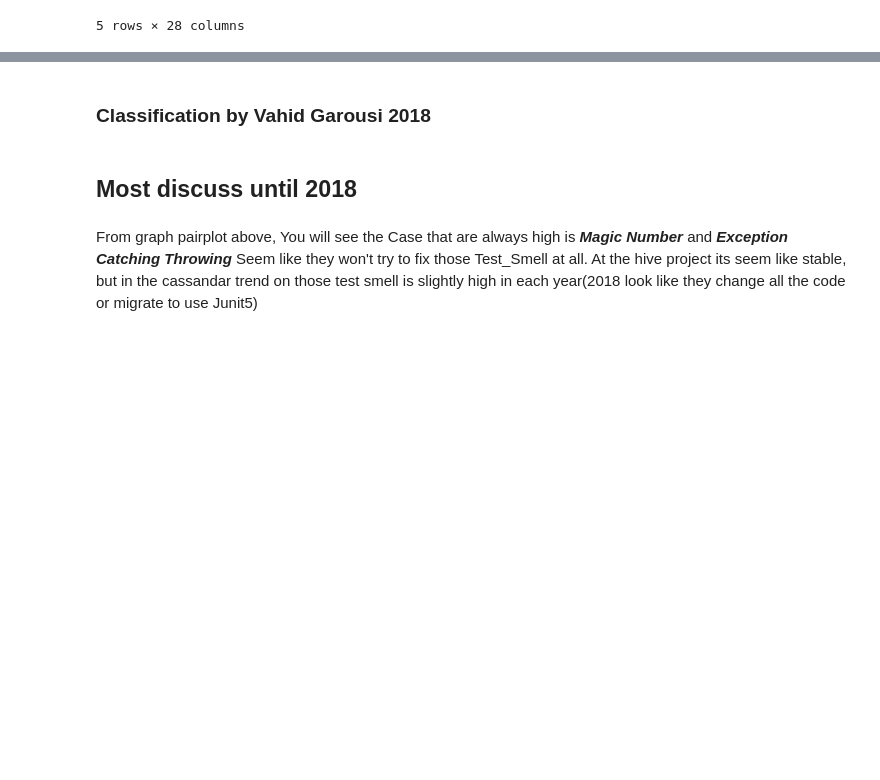
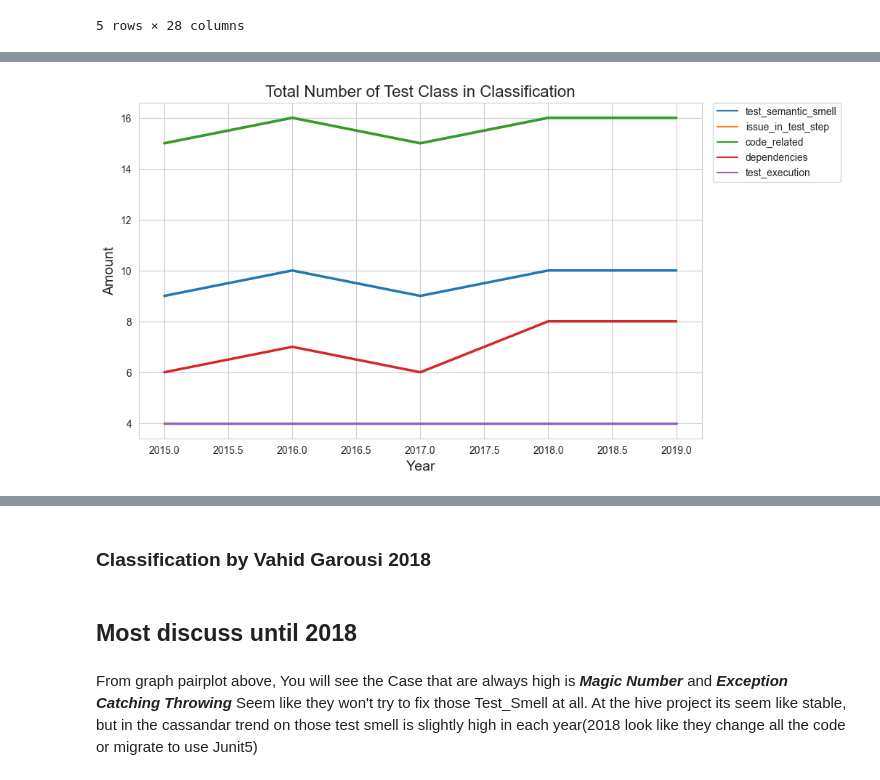
Before and after one commit to JiramedWi/github_api_extractor, a Jupyter notebook: seaborn_tutorial/graph_hive.ipynb, the cells around one changed output, grey strips where cells are left out. Drawn from its saved outputs; the diff is of its cells as text; code cells hidden in the pictures; blank space fills up the shorter version.

```diff
--- a/seaborn_tutorial/graph_hive.ipynb
+++ b/seaborn_tutorial/graph_hive.ipynb
@@ -240,9 +274,12 @@ all_list_hive_total.to_csv('/Users/Jumma/github_repo/github_api_extractor/resour
 # %%
-# create line chart with star
+# create line chart, test smells with star
 sns.set_style("whitegrid")
 plt.figure(figsize=(10,6))
-sns.lineplot(data=all_list_hive_total.set_index('Year').drop(['Amount', 'Density_test_smell', 'Density_each_test_smell'], axis=1), linewidth=2.5, dashes=False)
-plt.title('Total Number of Test Smells and Test Methods by Year', fontsize=16)
+sns.lineplot(data=classification_all.set_index('Year'), x='Year', y='Total_Of_Test_Class', hue='Test_Smell_Classification_Type', linewidth=2.5, dashes=False,)
+plt.legend(bbox_to_anchor=(1.02, 1), loc='upper left', borderaxespad=0)
+plt.title('Total Number of Test Class in Classification', fontsize=16)
 plt.xlabel('Year', fontsize=14)
 plt.ylabel('Amount', fontsize=14)
 plt.show()
+# %% [output]
+[figure, added]
```
Also changed, not shown: parts of 15 cells of this notebook.
